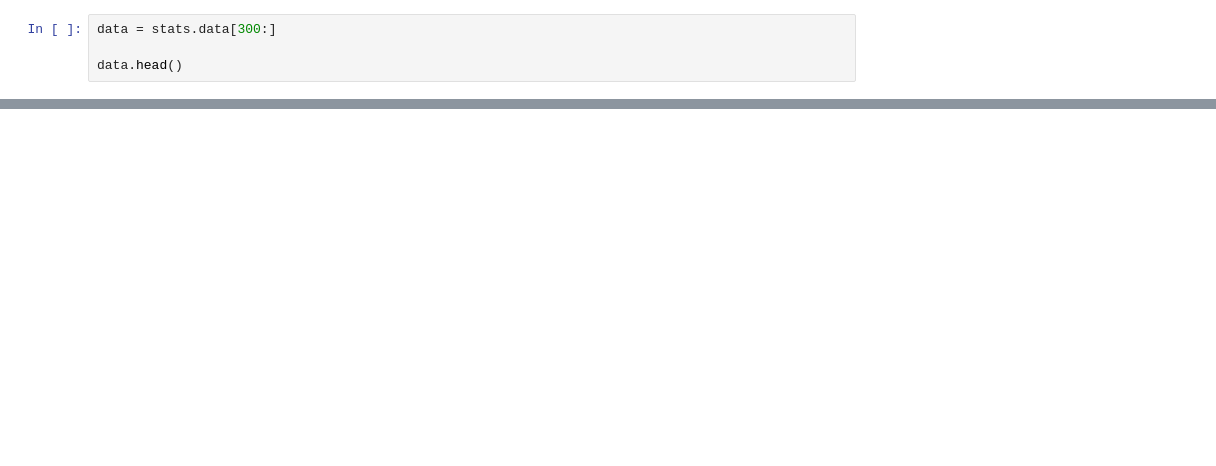
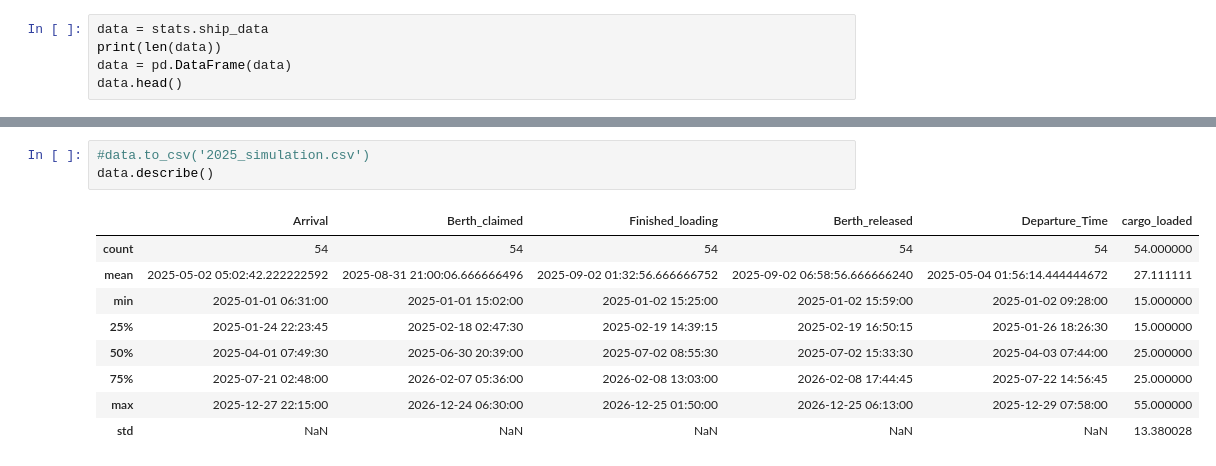
Before and after one commit to Mohammed-khlifi/port_trafic_simulation, a Jupyter notebook: DES.ipynb, the cells around one changed output, grey strips where cells are left out. Drawn from its saved outputs; the diff is of its cells as text; blank space fills up the shorter version.

```diff
--- a/DES.ipynb
+++ b/DES.ipynb
@@ -1159,5 +798,6 @@ max queue size: 2
 # %%
-data = stats.data[300:]
-
+data = stats.ship_data
+print(len(data))
+data = pd.DataFrame(data)
 data.head()
 # %% [output]
@@ -1165,3 +811,16 @@ data.head()
+# %%
+#data.to_csv('2025_simulation.csv')
+data.describe()
+# %% [output]
+|  | Arrival | Berth_claimed | Finished_loading | Berth_released | Departure_Time | cargo_loaded |
+| count | 54 | 54 | 54 | 54 | 54 | 54.000000 |
+| mean | 2025-05-02 05:02:42.222222592 | 2025-08-31 21:00:06.666666496 | 2025-09-02 01:32:56.666666752 | 2025-09-02 06:58:56.666666240 | 2025-05-04 01:56:14.444444672 | 27.111111 |
+| min | 2025-01-01 06:31:00 | 2025-01-01 15:02:00 | 2025-01-02 15:25:00 | 2025-01-02 15:59:00 | 2025-01-02 09:28:00 | 15.000000 |
+| 25% | 2025-01-24 22:23:45 | 2025-02-18 02:47:30 | 2025-02-19 14:39:15 | 2025-02-19 16:50:15 | 2025-01-26 18:26:30 | 15.000000 |
+| 50% | 2025-04-01 07:49:30 | 2025-06-30 20:39:00 | 2025-07-02 08:55:30 | 2025-07-02 15:33:30 | 2025-04-03 07:44:00 | 25.000000 |
+| 75% | 2025-07-21 02:48:00 | 2026-02-07 05:36:00 | 2026-02-08 13:03:00 | 2026-02-08 17:44:45 | 2025-07-22 14:56:45 | 25.000000 |
+| max | 2025-12-27 22:15:00 | 2026-12-24 06:30:00 | 2026-12-25 01:50:00 | 2026-12-25 06:13:00 | 2025-12-29 07:58:00 | 55.000000 |
+| std | NaN | NaN | NaN | NaN | NaN | 13.380028 |
 # %%
 import matplotlib.pyplot as plt
 import seaborn as sns
```
Also changed, not shown: parts of 27 cells of this notebook, 3 other files.
